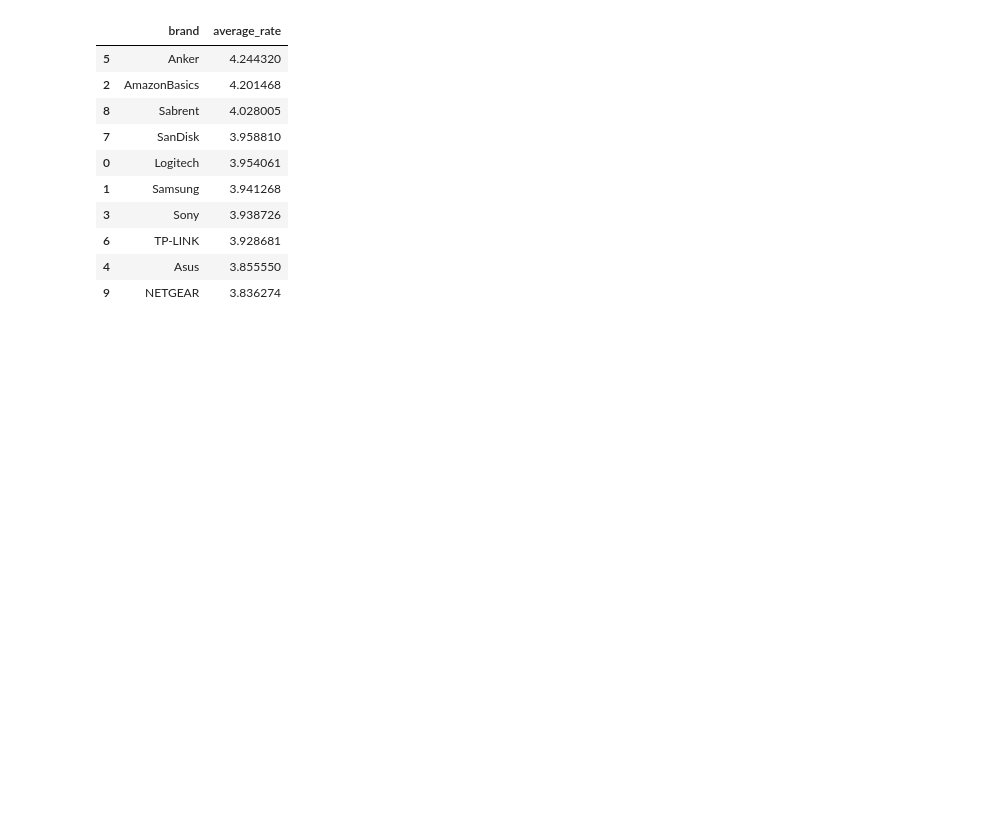
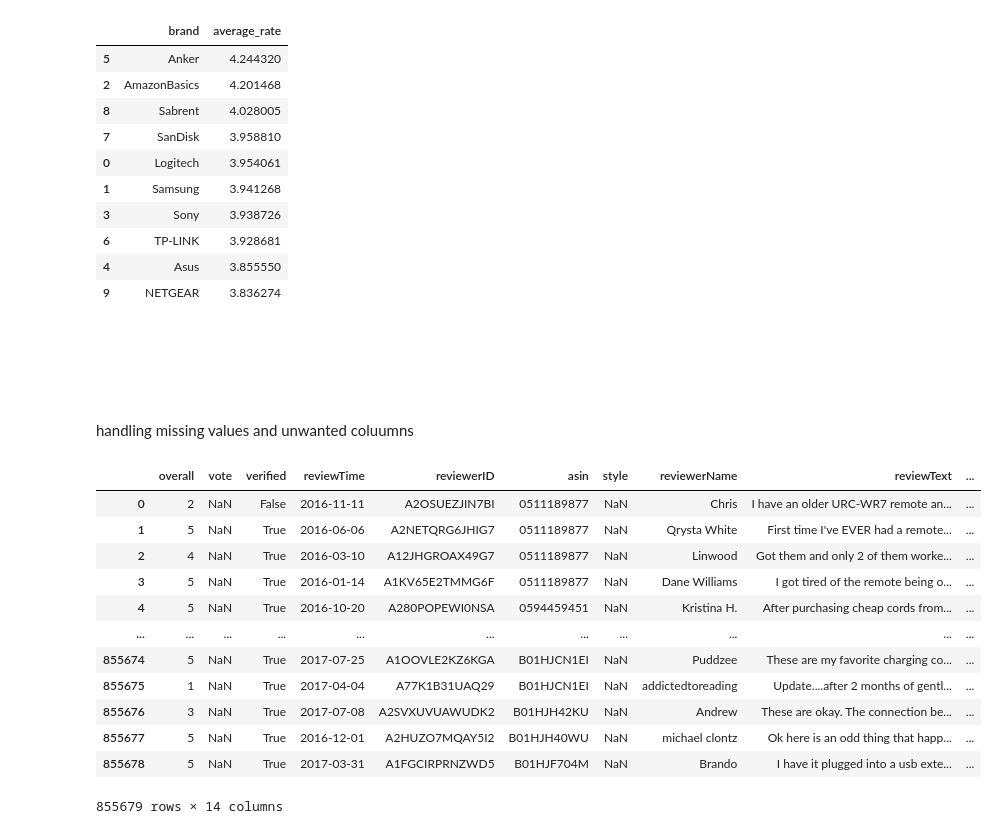
Before and after one commit to Mahdias1383/custom_NLP, a Jupyter notebook: Part 2/Part2.ipynb, the cells around one changed output. Drawn from its saved outputs; the diff is of its cells as text; code cells hidden in the pictures; blank space fills up the shorter version.

Commit message:
Feature engineering01
Feature engineering first commit

```diff
--- a/Part 2/Part2.ipynb
+++ b/Part 2/Part2.ipynb
@@ -238,0 +241,22 @@ top_10_avg[['brand', 'average_rate']].head(10)
+# %% [markdown]
+### <div dir="rtl" style="font-family: 'Segoe UI', Tahoma, sans-serif; font-size: 20px; color: #ffffff; font-weight: bold; padding: 10px; border-radius: 8px; background: linear-gradient(135deg, #2EA149, #60a5fa); text-align: right;"> مهندسی ویژگی</div>
+# %%
+train =merged_df.copy()
+# %% [markdown]
+handling missing values and unwanted coluumns
+# %%
+train
+# %% [output]
+|  | overall | vote | verified | reviewTime | reviewerID | asin | style | reviewerName | reviewText | ... |
+| 0 | 2 | NaN | False | 2016-11-11 | A2OSUEZJIN7BI | 0511189877 | NaN | Chris | I have an older URC-WR7 remote an... | ... |
+| 1 | 5 | NaN | True | 2016-06-06 | A2NETQRG6JHIG7 | 0511189877 | NaN | Qrysta White | First time I've EVER had a remote... | ... |
+| 2 | 4 | NaN | True | 2016-03-10 | A12JHGROAX49G7 | 0511189877 | NaN | Linwood | Got them and only 2 of them worke... | ... |
+| 3 | 5 | NaN | True | 2016-01-14 | A1KV65E2TMMG6F | 0511189877 | NaN | Dane Williams | I got tired of the remote being o... | ... |
+| 4 | 5 | NaN | True | 2016-10-20 | A280POPEWI0NSA | 0594459451 | NaN | Kristina H. | After purchasing cheap cords from... | ... |
+| ... | ... | ... | ... | ... | ... | ... | ... | ... | ... | ... |
+| 855674 | 5 | NaN | True | 2017-07-25 | A1OOVLE2KZ6KGA | B01HJCN1EI | NaN | Puddzee | These are my favorite charging co... | ... |
+| 855675 | 1 | NaN | True | 2017-04-04 | A77K1B31UAQ29 | B01HJCN1EI | NaN | addictedtoreading | Update....after 2 months of gentl... | ... |
+| 855676 | 3 | NaN | True | 2017-07-08 | A2SVXUVUAWUDK2 | B01HJH42KU | NaN | Andrew | These are okay. The connection be... | ... |
+| 855677 | 5 | NaN | True | 2016-12-01 | A2HUZO7MQAY5I2 | B01HJH40WU | NaN | michael clontz | Ok here is an odd thing that happ... | ... |
+| 855678 | 5 | NaN | True | 2017-03-31 | A1FGCIRPRNZWD5 | B01HJF704M | NaN | Brando | I have it plugged into a usb exte... | ... |
+855679 rows × 14 columns
```
Also changed, not shown: parts of 16 cells of this notebook.
